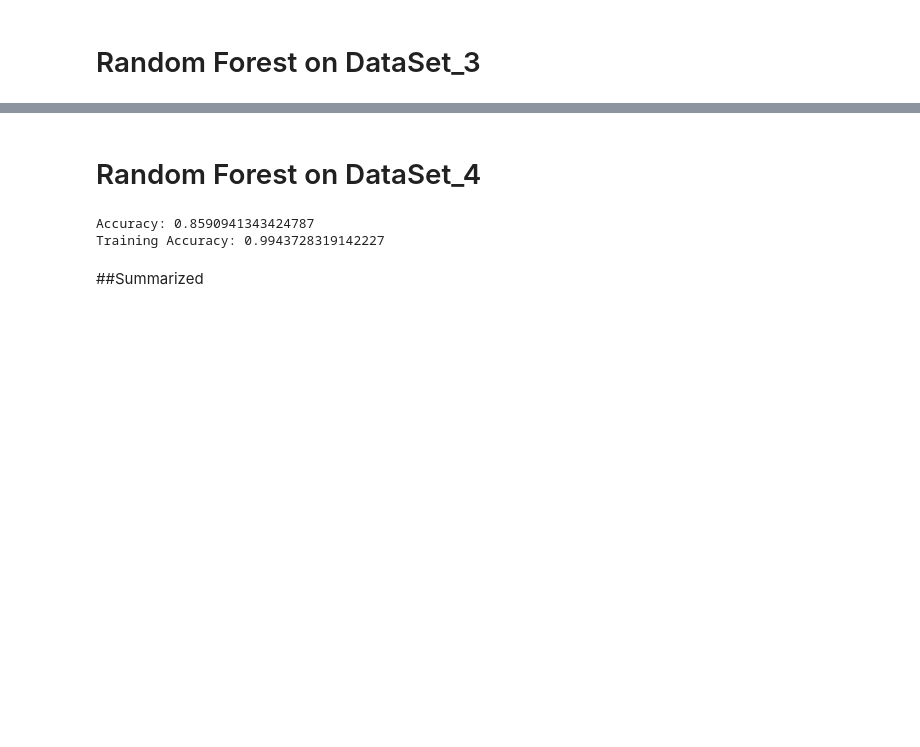
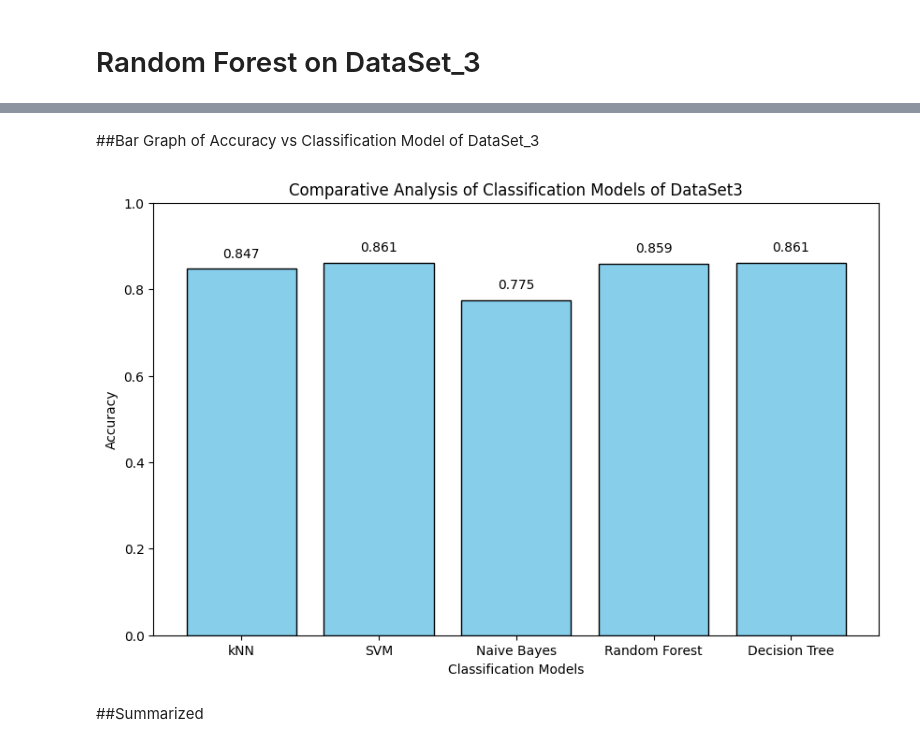
Before and after one commit to hardik1057/Diabetes_classification, a Jupyter notebook: DA_Project.ipynb, the cells around one changed output, grey strips where cells are left out. Saved outputs shown, nothing was run; the diff lists cells and outputs as text; code cells hidden in the pictures; blank space fills up the shorter version.

```diff
--- a/DA_Project.ipynb
+++ b/DA_Project.ipynb
@@ -367,6 +437,8 @@ y_pred_train = tree_classifier.predict(X_train)
 accuracy1 = accuracy_score(y_train, y_pred_train)
 print(f'Accuracy of the model during training: {accuracy1}')
 y_pred_test = tree_classifier.predict(X_test)
-accuracy2 = accuracy_score(y_test, y_pred_test)
-print(f'Accuracy of the model during testing: {accuracy2}')
+accuracy_dt3 = accuracy_score(y_test, y_pred_test)
+print(f'Accuracy of the model during testing: {accuracy_dt3}')
+conf_matrix = confusion_matrix(y_test, y_pred_test)
+print(f"Confusion Matrix:\n{conf_matrix}")
 # %% [output]
@@ -374,0 +452,11 @@ Accuracy of the model during testing: 0.97245
+# %%
+knn = KNeighborsClassifier(n_neighbors=5)
+knn.fit(X_train, y_train)
+y_pred_train = knn.predict(X_train)
+accuracy1 = accuracy_score(y_train, y_pred_train)
+print(f'Accuracy of the model during training: {accuracy1}')
+y_pred_test = knn.predict(X_test)
+accuracy_knn3 = accuracy_score(y_test, y_pred_test)
+print(f'Accuracy of the model during testing: {accuracy_knn3}')
+conf_matrix = confusion_matrix(y_test, y_pred_test)
+print(f"Confusion Matrix:\n{conf_matrix}")
@@ -387,12 +481,15 @@ clf = RandomForestClassifier(
 
 # Fit the classifier and make predictions
 clf.fit(X_train, y_train)
-Y_pred = clf.predict(X_test)
+y_pred_test = clf.predict(X_test)
 
+accuracy_rf3=accuracy_score(y_test, y_pred_test)
 # Print the accuracy score
-print(f"Accuracy: {accuracy_score(y_test, Y_pred)}")
+print(f"Accuracy: {accuracy_rf3}")
 
 # Print the accuracy score on the training set
-Y_train_pred = clf.predict(X_train)
-print(f"Training Accuracy: {accuracy_score(y_train, Y_train_pred)}")
+y_pred_train = clf.predict(X_train)
+print(f"Training Accuracy: {accuracy_score(y_train, y_pred_train)}")
+conf_matrix = confusion_matrix(y_test, y_pred_test)
+print(f"Confusion Matrix:\n{conf_matrix}")
 # %% [output]
@@ -494,28 +501,23 @@ Accuracy of the model during testing: 0.8473864711447493
-# %% [markdown]
-# Random Forest on DataSet_4
-# %%
-from sklearn.ensemble import RandomForestClassifier
-clf = RandomForestClassifier(
-    n_estimators=100,  # Use more trees
-    max_depth=None,  # Decrease max depth
-    min_samples_split=2,  # Increase min samples split
-    min_samples_leaf=1,
-    max_features='sqrt',
-    random_state=5
-)
-
-# Fit the classifier and make predictions
-clf.fit(X_train, y_train)
-Y_pred = clf.predict(X_test)
-
-# Print the accuracy score
-print(f"Accuracy: {accuracy_score(y_test, Y_pred)}")
-
-# Print the accuracy score on the training set
-Y_train_pred = clf.predict(X_train)
-print(f"Training Accuracy: {accuracy_score(y_train, Y_train_pred)}")
-# %% [output]
-Accuracy: 0.8590941343424787
-Training Accuracy: 0.9943728319142227
+# %% [markdown]
+##Bar Graph of Accuracy vs Classification Model of DataSet_3
+# %%
+models = ["kNN", "SVM", "Naive Bayes", "Random Forest", "Decision Tree"]
+accuracies = [accuracy_knn3, accuracy_svm3, accuracy_nb3, accuracy_rf3, accuracy_dt3]
+
+# Create a bar plot
+plt.figure(figsize=(10, 6))
+plt.bar(models, accuracies, color='skyblue', edgecolor='black')
+plt.xlabel("Classification Models")
+plt.ylabel("Accuracy")
+plt.title("Comparative Analysis of Classification Models of DataSet3")
+plt.ylim(0, 1)  # Set y-axis limits (adjust as needed)
+
+# Add labels to each bar
+for i, acc in enumerate(accuracies):
+    plt.text(i, acc + 0.02, f"{acc:.3f}", ha='center', va='bottom')
+
+plt.show()
+# %% [output]
+[figure, added]
 # %% [markdown]
 ##Summarized
```
Also changed, not shown: parts of 46 cells of this notebook.
